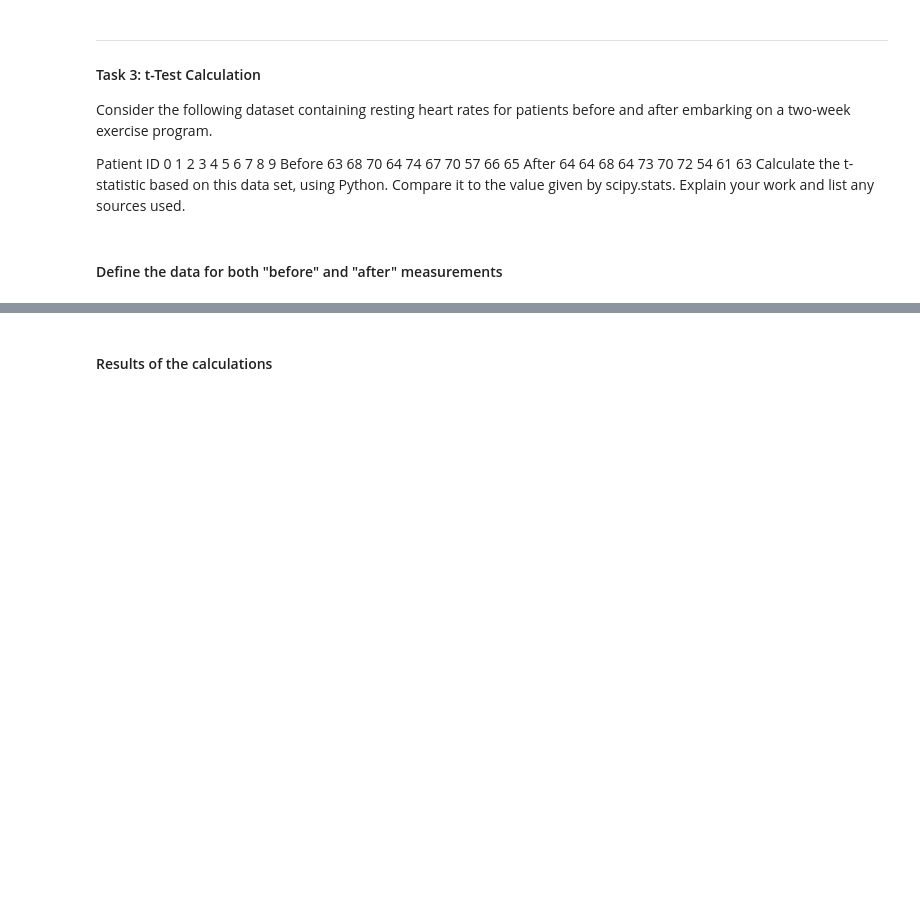
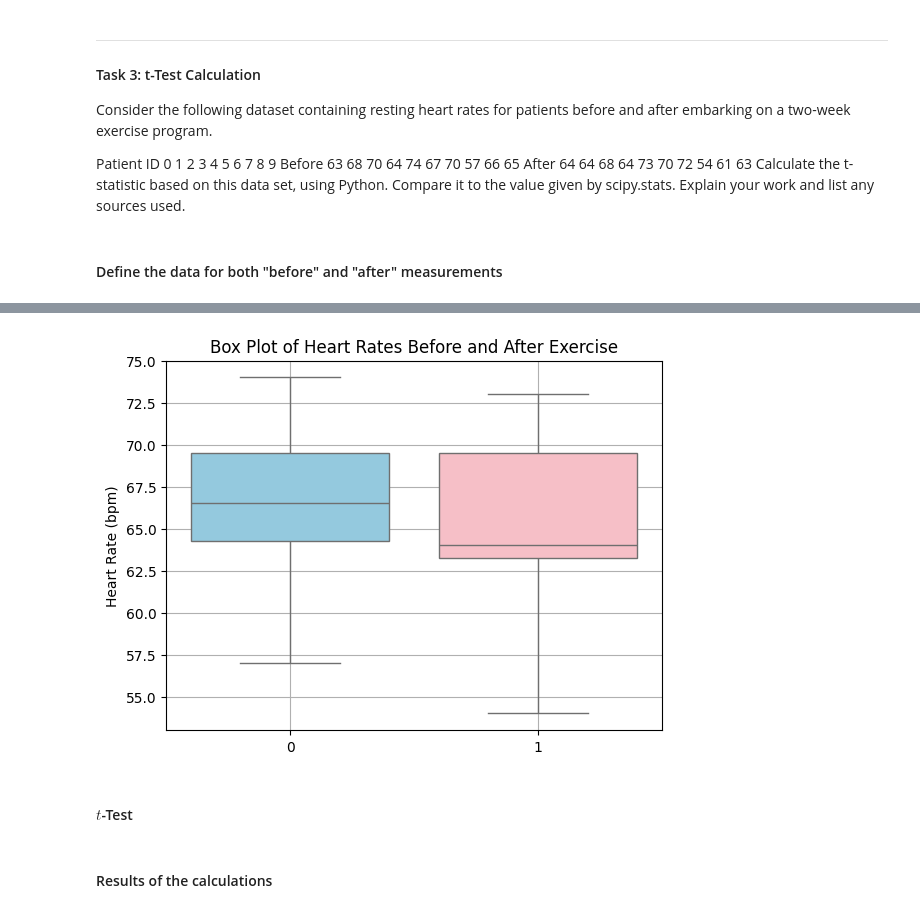
Before and after one commit to Waszka22/statistics, a Jupyter notebook: task.ipynb, the cells around one changed output, grey strips where cells are left out. Drawn from its saved outputs; the diff is of its cells as text; code cells hidden in the pictures; blank space fills up the shorter version.

```diff
--- a/task.ipynb
+++ b/task.ipynb
@@ -167,3 +180,14 @@ n = len(differences)
+# %%
+# Box plot
+sns.boxplot(data=[before, after],  palette=["skyblue", "lightpink"]);
+plt.title('Box Plot of Heart Rates Before and After Exercise')
+plt.ylabel('Heart Rate (bpm)')
+plt.grid(True)
+plt.show()
+# %% [output]
+[figure, added]
+# %% [markdown]
+#### $t$-Test
 # %%
 
 #Calculate the t-statistic
```
Also changed, not shown: parts of 3 cells of this notebook.
